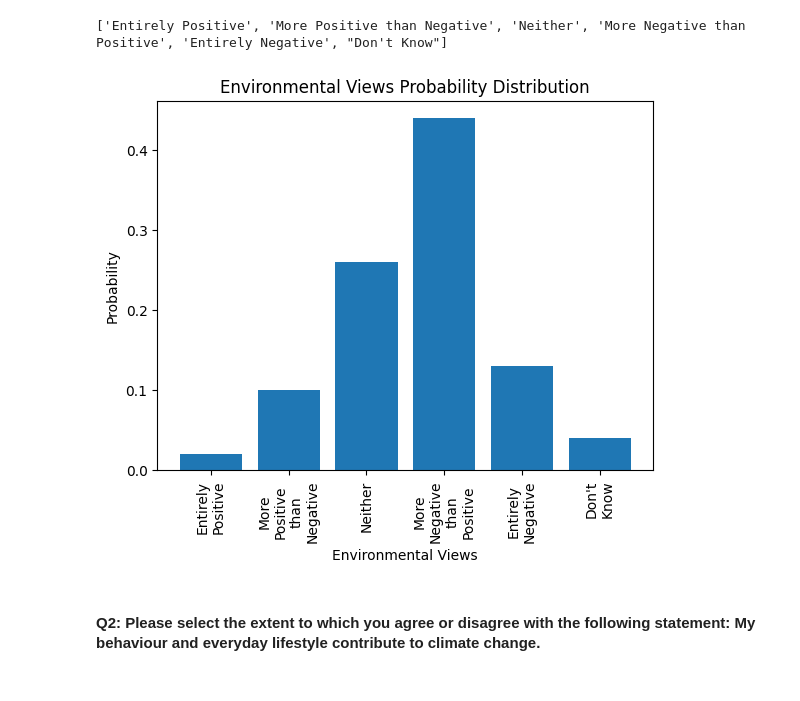
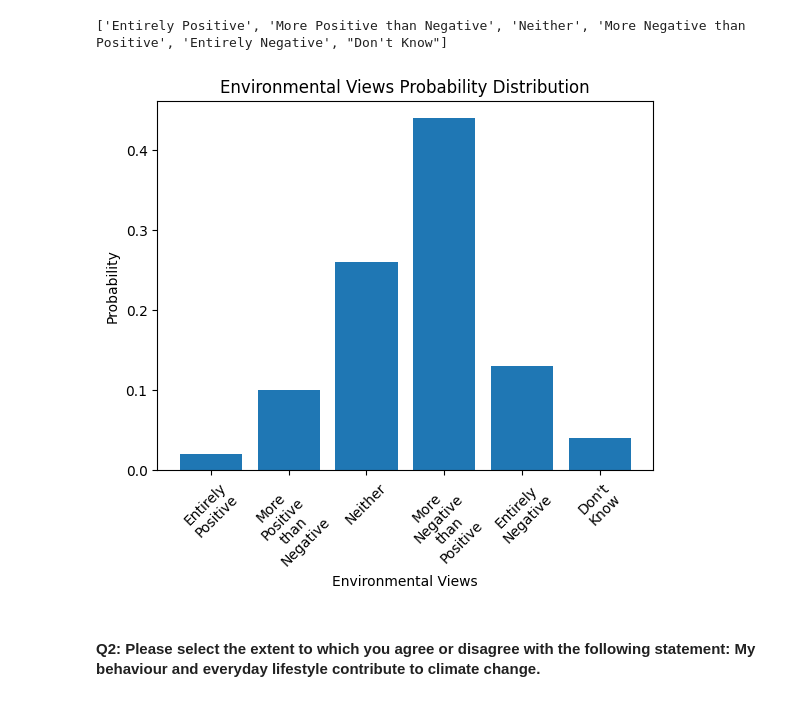
Before and after one commit to hlin863/MSc-Project-Identity-Economics-Green-Policy-Preferences, a Jupyter notebook: Hypothesis_One_Question_Distribution_Loading.ipynb, the cells around one changed output. Drawn from its saved outputs; the diff is of its cells as text; code cells hidden in the pictures.

```diff
--- a/Hypothesis_One_Question_Distribution_Loading.ipynb
+++ b/Hypothesis_One_Question_Distribution_Loading.ipynb
@@ -346,19 +346,19 @@ print(q1_human_responses)
 # %%
 # initialise a list of integers corresponding to q1_human_responses
 q1_human_responses_int = [0, 1, 2, 3, 4, 5]
 
 
 q1_human_responses = ['\n'.join(wrap(l, 8)) for l in q1_human_responses]
 
 # visualise the variable q1_human_distribution as a bar chart
 plt.bar(q1_human_distribution.keys(), q1_human_distribution.values())
 plt.xlabel('Environmental Views')
 plt.ylabel('Probability')
 plt.title('Environmental Views Probability Distribution')
-plt.xticks(q1_human_responses_int, q1_human_responses, rotation=90)
+plt.xticks(q1_human_responses_int, q1_human_responses, rotation=45)
 plt.savefig("Figures/Environmental-Views-Variables/q1_human_distribution.png", bbox_inches='tight')
 # %% [output]
-[figure, old version]
+[figure, new version]
 # %%
 write_distribution(q1_human_distribution, 1, "OverallClimateChangeImpactPerception")
 # %% [markdown]
```
Also changed, not shown: parts of 29 cells of this notebook, 29 other files.
